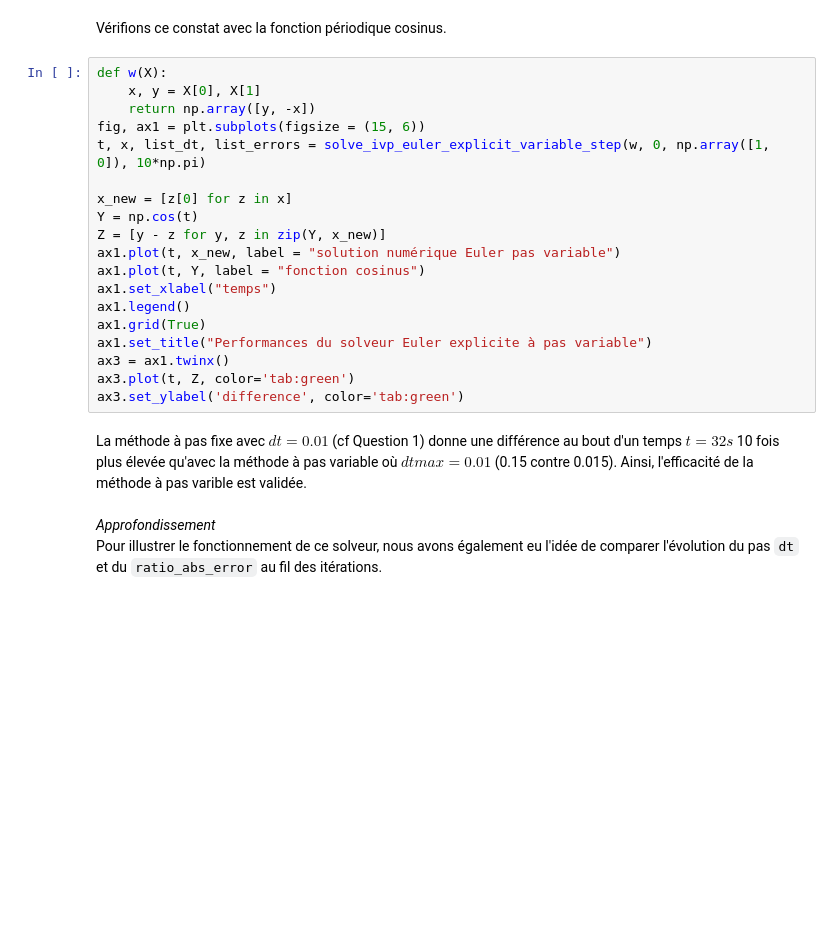
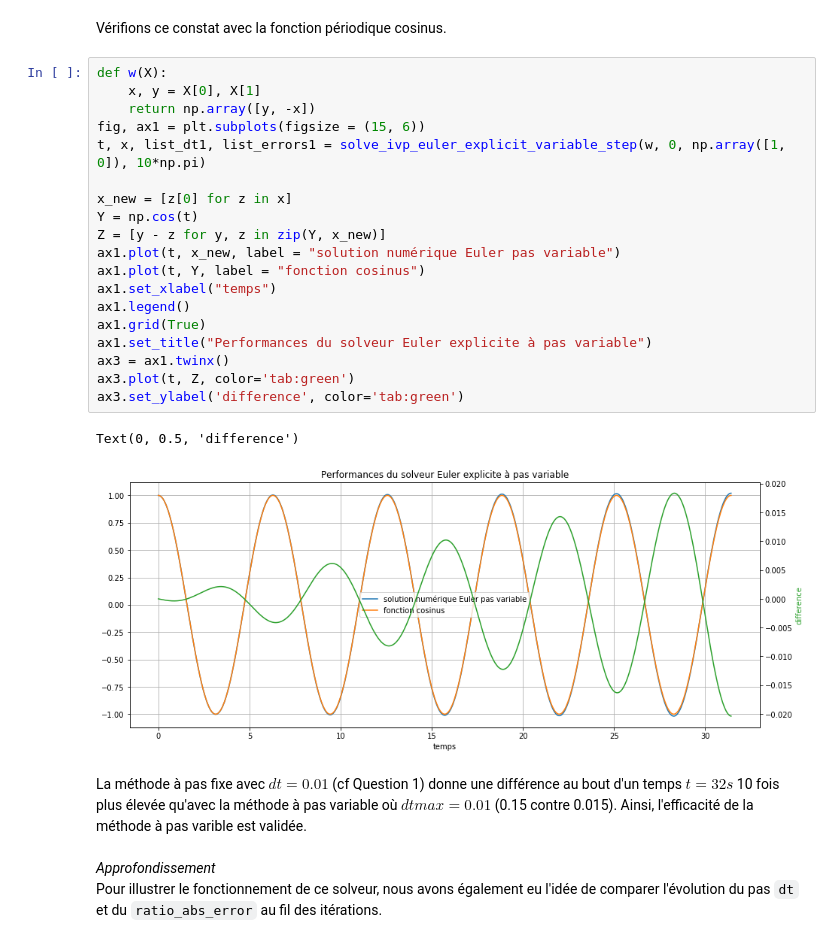
Before and after one commit to DCaperaa/Projet-numerique-II, a Jupyter notebook: Projet numerique II - Notebook.ipynb, the cells around one changed output. Cells and saved outputs as stored; diff of their text form; blank space fills up the shorter version.

```diff
--- a/Projet numerique II - Notebook.ipynb
+++ b/Projet numerique II - Notebook.ipynb
@@ -291,22 +299,25 @@ Vérifions ce constat avec la fonction périodique cosinus.
 # %%
 def w(X):
     x, y = X[0], X[1]
     return np.array([y, -x])
 fig, ax1 = plt.subplots(figsize = (15, 6))
-t, x, list_dt, list_errors = solve_ivp_euler_explicit_variable_step(w, 0, np.array([1, 0]), 10*np.pi)
+t, x, list_dt1, list_errors1 = solve_ivp_euler_explicit_variable_step(w, 0, np.array([1, 0]), 10*np.pi)
 
 x_new = [z[0] for z in x]
 Y = np.cos(t)
 Z = [y - z for y, z in zip(Y, x_new)]
 ax1.plot(t, x_new, label = "solution numérique Euler pas variable")
 ax1.plot(t, Y, label = "fonction cosinus")
 ax1.set_xlabel("temps")
 ax1.legend()
 ax1.grid(True)
 ax1.set_title("Performances du solveur Euler explicite à pas variable")
 ax3 = ax1.twinx()
 ax3.plot(t, Z, color='tab:green')
 ax3.set_ylabel('difference', color='tab:green')
+# %% [output]
+Text(0, 0.5, 'difference')
+[figure, added]
 # %% [markdown]
 La méthode à pas fixe avec $dt=0.01$ (cf Question 1) donne une différence au bout d'un temps $t=32s$ 10 fois plus élevée qu'avec la méthode à pas variable où $dtmax = 0.01$ (0.15 contre 0.015). Ainsi, l'efficacité de la méthode à pas varible est validée. \
 \
```
Also changed, not shown: parts of 5 cells of this notebook.
